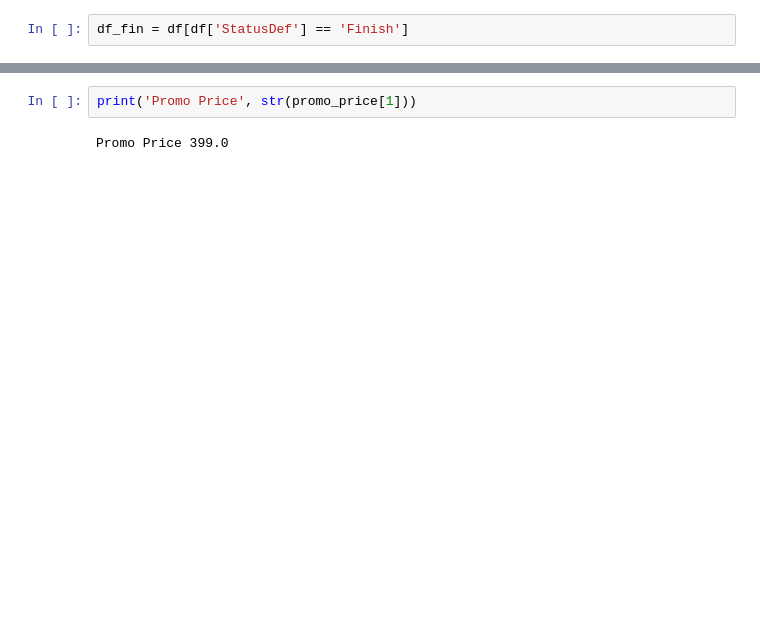
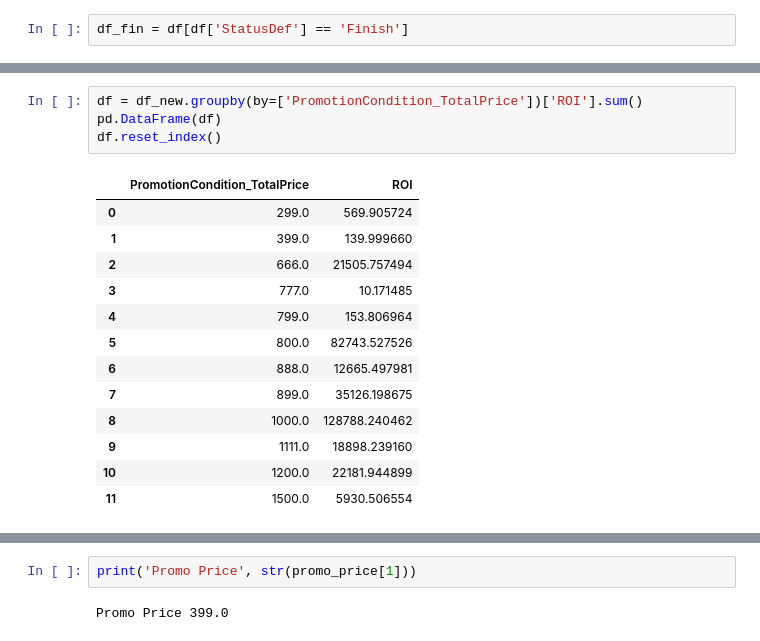
Before and after one commit to JessieChiu/CSXSpring2018_Python, a Jupyter notebook: final/final.ipynb, the cells around one changed output, grey strips where cells are left out. Cells and saved outputs as stored; diff of their text form; blank space fills up the shorter version.

```diff
--- a/final/final.ipynb
+++ b/final/final.ipynb
@@ -108,3 +118,21 @@ df_new.head()
+# %%
+df = df_new.groupby(by=['PromotionCondition_TotalPrice'])['ROI'].sum()
+pd.DataFrame(df)
+df.reset_index()
+# %% [output]
+|  | PromotionCondition_TotalPrice | ROI |
+| 0 | 299.0 | 569.905724 |
+| 1 | 399.0 | 139.999660 |
+| 2 | 666.0 | 21505.757494 |
+| 3 | 777.0 | 10.171485 |
+| 4 | 799.0 | 153.806964 |
+| 5 | 800.0 | 82743.527526 |
+| 6 | 888.0 | 12665.497981 |
+| 7 | 899.0 | 35126.198675 |
+| 8 | 1000.0 | 128788.240462 |
+| 9 | 1111.0 | 18898.239160 |
+| 10 | 1200.0 | 22181.944899 |
+| 11 | 1500.0 | 5930.506554 |
 # %%
 df_new['PromotionCondition_TotalPrice'].unique()
 # %% [output]
```
Also changed, not shown: parts of 8 cells of this notebook.
